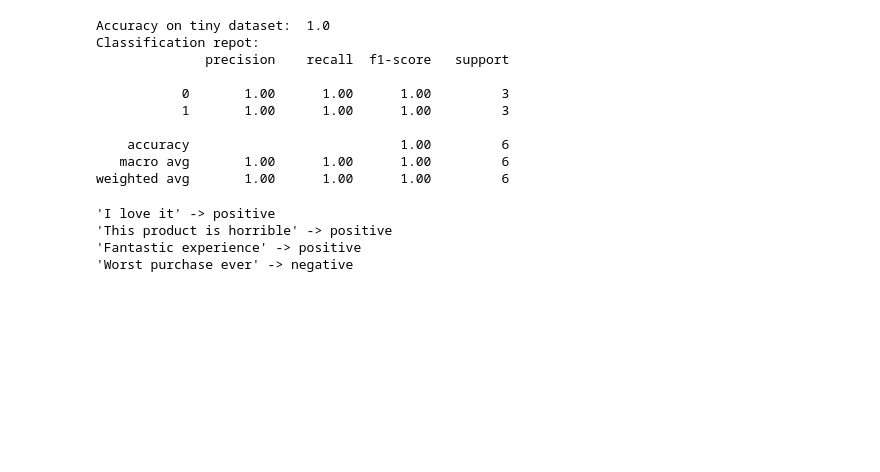
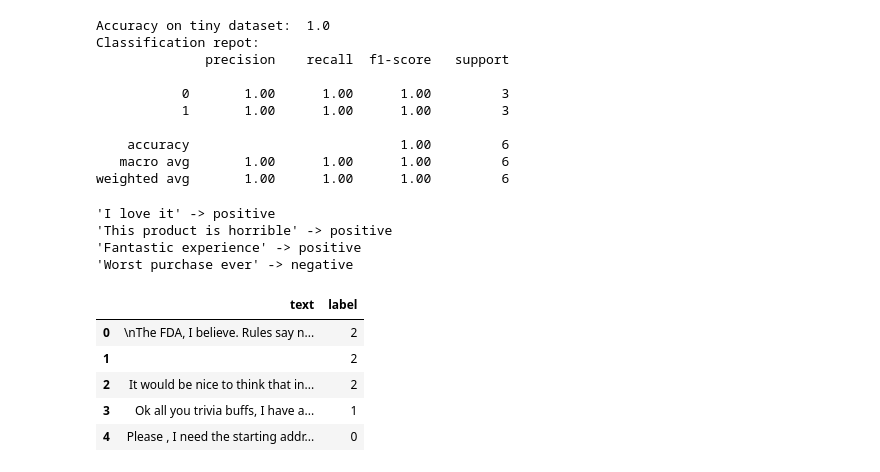
Before and after one commit to sonjoy1s/ML, a Jupyter notebook: Module16week5.ipynb, the cells around one changed output. Drawn from its saved outputs; the diff is of its cells as text; code cells hidden in the pictures; blank space fills up the shorter version.

```diff
--- a/Module16week5.ipynb
+++ b/Module16week5.ipynb
@@ -209,3 +209,28 @@ for txt, pred in zip(new_texts, new_pred):
 'This product is horrible' -> positive
 'Fantastic experience' -> positive
 'Worst purchase ever' -> negative
+# %%
+from sklearn.datasets import fetch_20newsgroups
+
+categories = ['comp.graphics', 'rec.sport.baseball', 'sci.med']
+
+newsgroups = fetch_20newsgroups(
+    subset = 'train',
+    categories=categories,
+    remove=('headers', 'footers', 'quotes'),
+    shuffle=True,
+    random_state=42
+)
+# %%
+df_news = pd.DataFrame({
+    'text': newsgroups.data,
+    'label': newsgroups.target
+})
+df_news.head()
+# %% [output]
+|  | text | label |
+| 0 | \nThe FDA, I believe. Rules say n... | 2 |
+| 1 |  | 2 |
+| 2 | It would be nice to think that in... | 2 |
+| 3 | Ok all you trivia buffs, I have a... | 1 |
+| 4 | Please , I need the starting addr... | 0 |
```
Also changed, not shown: parts of 7 cells of this notebook.
